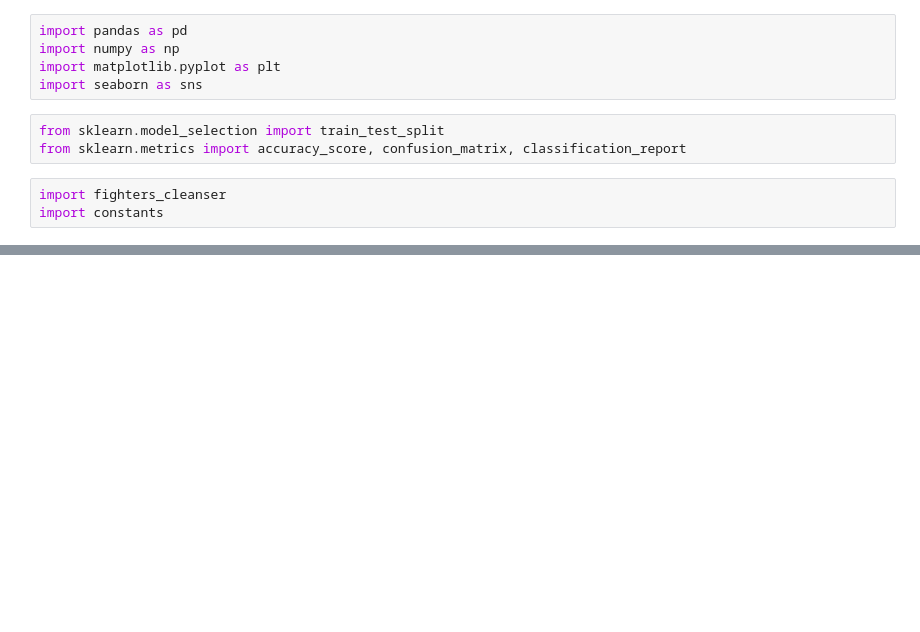
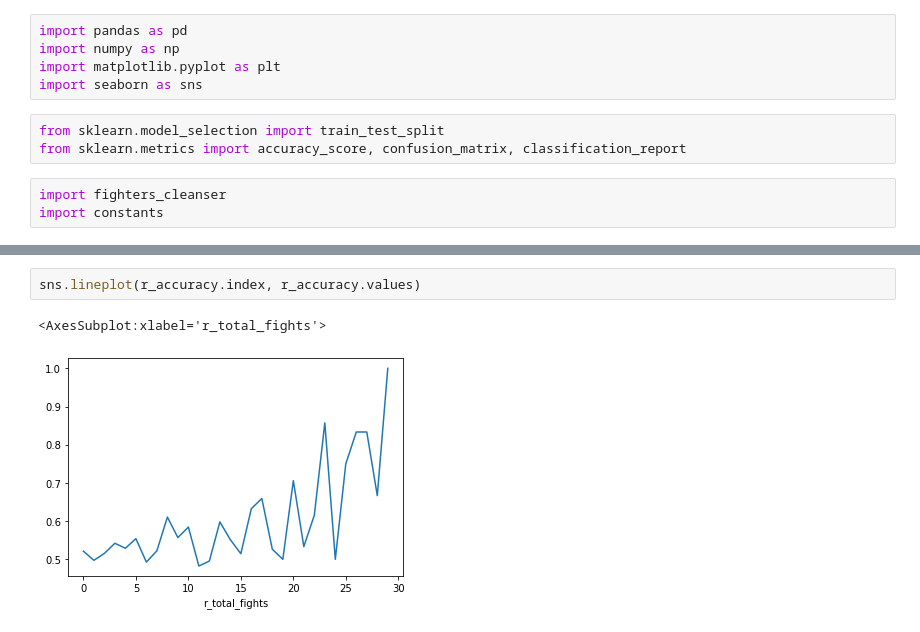
Before and after one commit to pauljabernathy/demo, a Jupyter notebook: fighter_prediction_3.ipynb, the cells around one changed output, grey strips where cells are left out. Cells and saved outputs as stored; diff of their text form; blank space fills up the shorter version.

```diff
--- a/fighter_prediction_3.ipynb
+++ b/fighter_prediction_3.ipynb
@@ -48,0 +488,5 @@ fights.head()
+# %%
+sns.lineplot(r_accuracy.index, r_accuracy.values)
+# %% [output]
+<AxesSubplot:xlabel='r_total_fights'>
+[figure, added]
```
Also changed, not shown: parts of 91 cells of this notebook, 1 other file.
